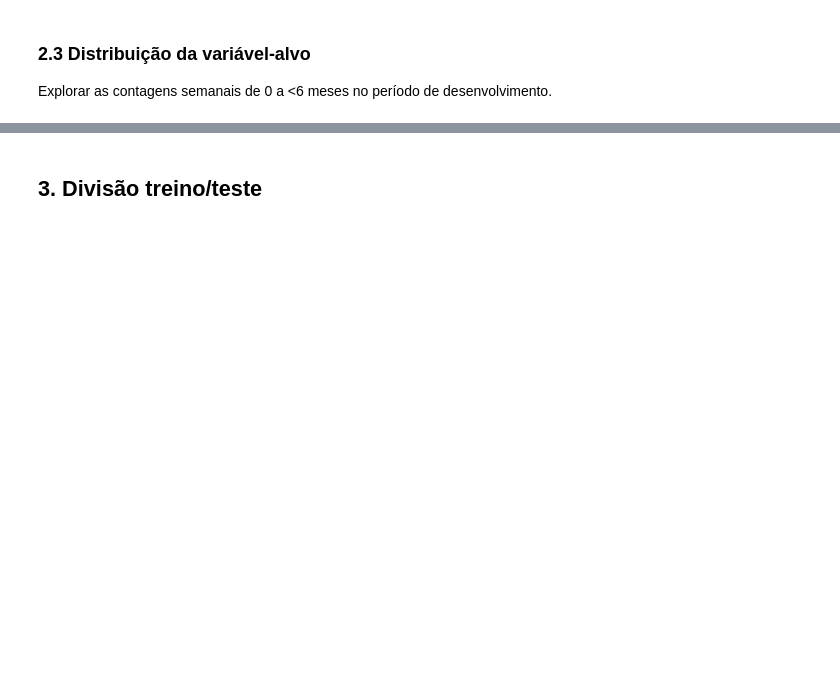
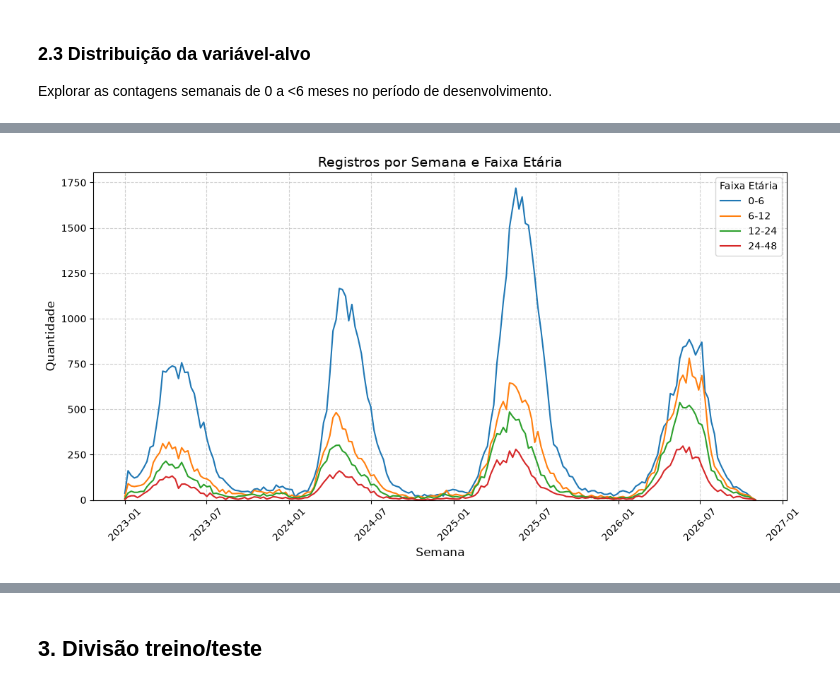
Before and after one commit to Machine-Learning-Name-in-progress/Regression-Pipeline, a Jupyter notebook: regression_pipeline.ipynb, the cells around one changed output, grey strips where cells are left out. Saved outputs shown, nothing was run; the diff lists cells and outputs as text; code cells hidden in the pictures; blank space fills up the shorter version.

```diff
--- a/regression_pipeline.ipynb
+++ b/regression_pipeline.ipynb
@@ -87,0 +215,39 @@ Investigar correlação e colinearidade entre as contagens semanais.
+# %%
+# Criando classes de faixa etária no dataframe de 0 a 6, 6 a 12, 12 a 24 e 24 a 48 meses de idade.
+limites = [0, 6, 12, 24, 48]
+rotulos = ['0-6', '6-12', '12-24', '24-48']
+df['FAIXA_ETARIA'] = pd.cut(
+    df['IDADE_MESES'], bins=limites, labels=rotulos, right=False
+)
+# %%
+# Calculando número de casos semanais para cada faixa etária
+contagem_semanal = (
+    df.groupby([pd.Grouper(key='DT_SIN_PRI', freq='W'), 'FAIXA_ETARIA'], observed=False)
+    .size()
+    .unstack(fill_value=0)
+)
+# %%
+# Plotando número de casos semanais por faixa etária de 2023 a 2026.
+fig, ax = plt.subplots(figsize=(11, 6))
+
+for faixa in rotulos:
+    ax.plot(
+        contagem_semanal.index,
+        contagem_semanal[faixa],
+        label=faixa,
+    )
+
+# 6. Personalizar layout e eixos
+ax.set_title('Registros por Semana e Faixa Etária', fontsize=14)
+ax.set_xlabel('Semana', fontsize=12)
+ax.set_ylabel('Quantidade', fontsize=12)
+ax.legend(title='Faixa Etária')
+
+plt.xticks(rotation=45)
+ax.set_ylim(bottom=0)
+
+ax.grid(True, linestyle='--', alpha=0.6)
+plt.tight_layout()
+plt.show()
+# %% [output]
+[figure, added]
```
Also changed, not shown: parts of 27 cells of this notebook.
